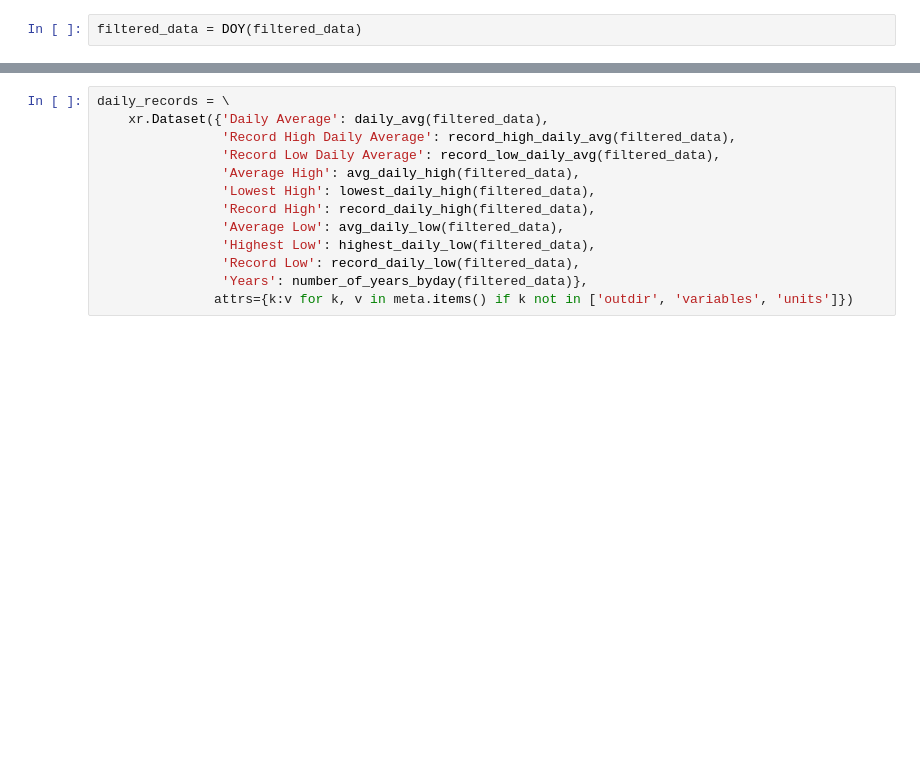
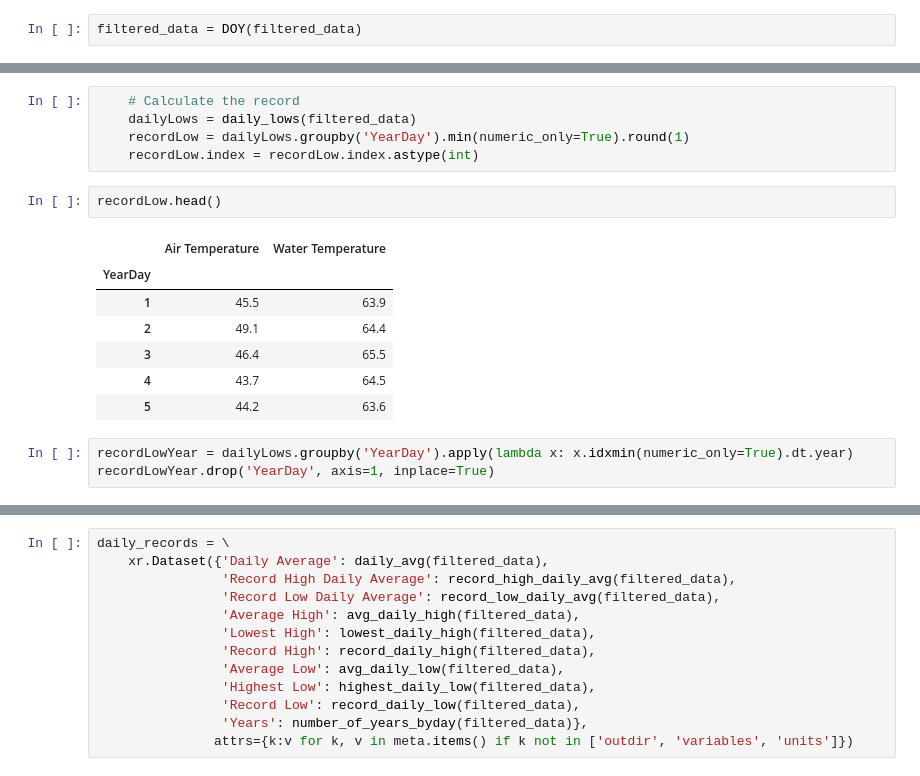
Before and after one commit to mdgrossi/climatology-jekyll, a Jupyter notebook: NOAA-CO-OPS-records.ipynb, the cells around one changed output, grey strips where cells are left out. Drawn from its saved outputs; the diff is of its cells as text; blank space fills up the shorter version.

```diff
--- a/NOAA-CO-OPS-records.ipynb
+++ b/NOAA-CO-OPS-records.ipynb
@@ -522,0 +540,18 @@ filtered_data = DOY(filtered_data)
+# %%
+    # Calculate the record
+    dailyLows = daily_lows(filtered_data)
+    recordLow = dailyLows.groupby('YearDay').min(numeric_only=True).round(1)
+    recordLow.index = recordLow.index.astype(int)
+# %%
+recordLow.head()
+# %% [output]
+|  | Air Temperature | Water Temperature |
+| YearDay |  |  |
+| 1 | 45.5 | 63.9 |
+| 2 | 49.1 | 64.4 |
+| 3 | 46.4 | 65.5 |
+| 4 | 43.7 | 64.5 |
+| 5 | 44.2 | 63.6 |
+# %%
+recordLowYear = dailyLows.groupby('YearDay').apply(lambda x: x.idxmin(numeric_only=True).dt.year)
+recordLowYear.drop('YearDay', axis=1, inplace=True)
```
Also changed, not shown: parts of 18 cells of this notebook, 2 other files.
